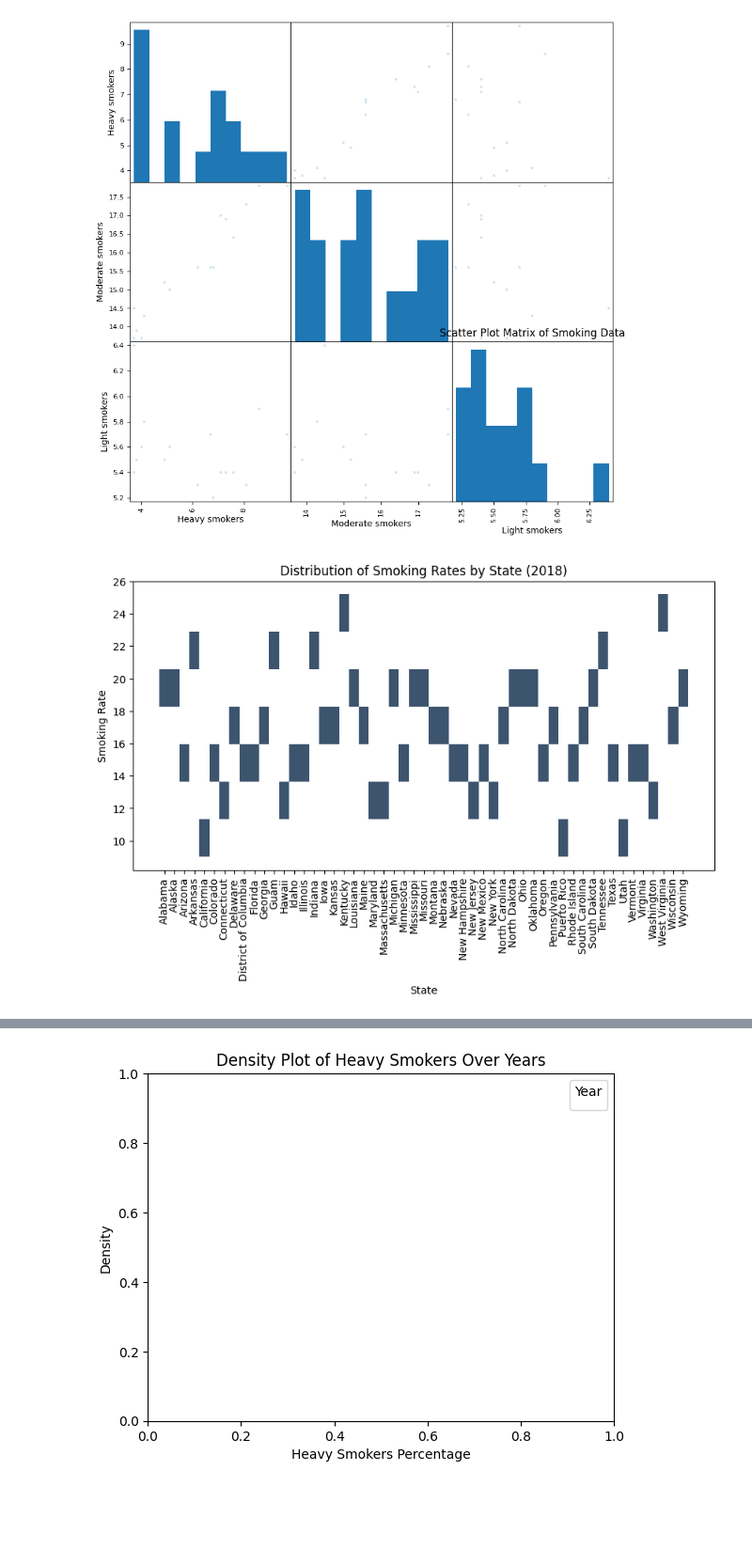
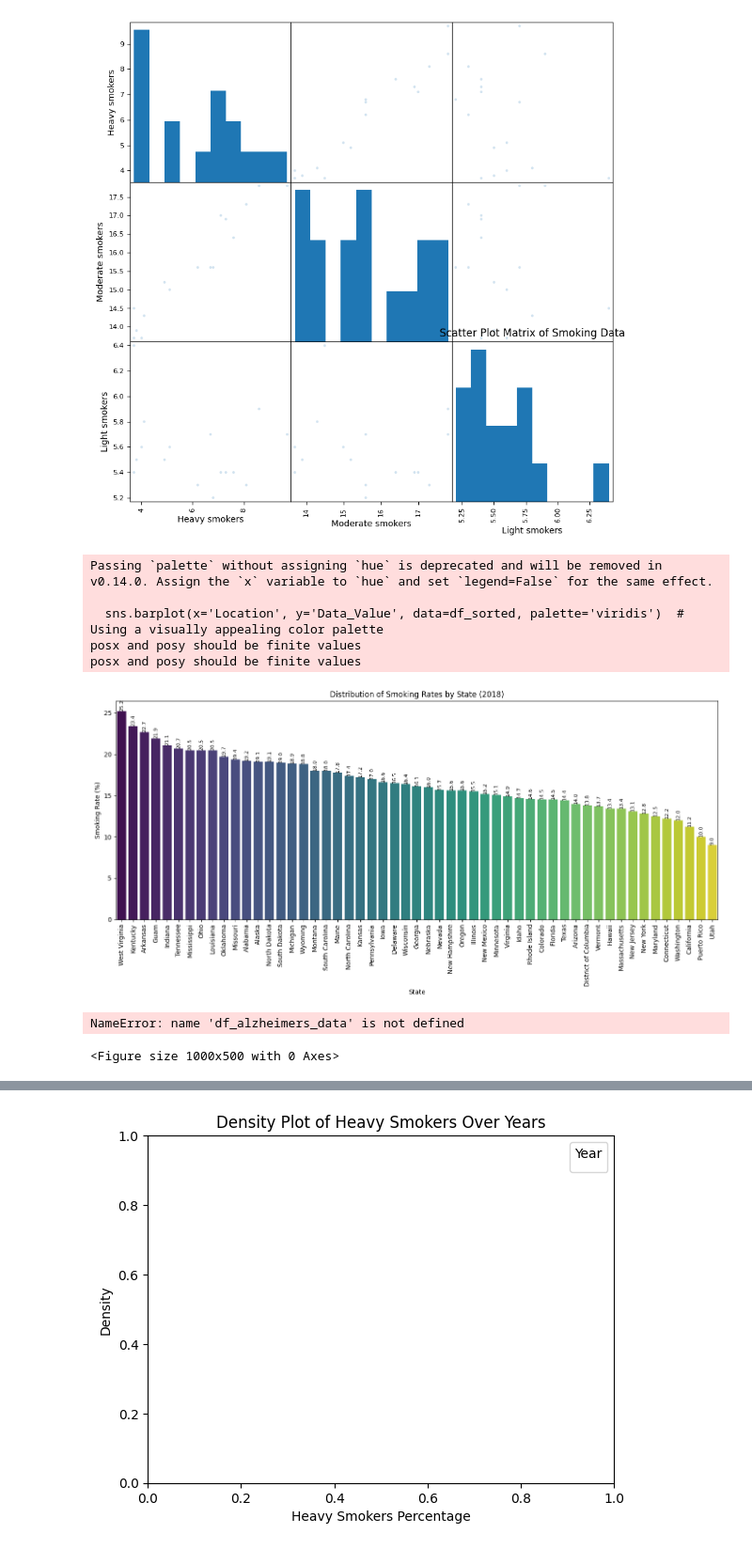
Before and after one commit to Priyanshs-ingh/age_detection_project, a Jupyter notebook: exploratory_data_analysis/1.ipynb, the cells around one changed output, grey strips where cells are left out. Shown: that part at 94% size. Drawn from its saved outputs; the diff is of its cells as text; code cells hidden in the pictures; blank space fills up the shorter version.

```diff
--- a/exploratory_data_analysis/1.ipynb
+++ b/exploratory_data_analysis/1.ipynb
@@ -139,13 +102,40 @@ plt.title('Scatter Plot Matrix of Smoking Data')
 plt.show()
 # %% [output]
 [figure]
+# %%
+import pandas as pd
+import matplotlib.pyplot as plt
+import seaborn as sns
+
+
+df_sorted = df_cigarette_use_2018.sort_values(by='Data_Value', ascending=False)
+
+plt.figure(figsize=(14, 7))
+sns.barplot(x='Location', y='Data_Value', data=df_sorted, palette='viridis')  # Using a visually appealing color palette
+
+plt.xticks(rotation=90)
+plt.title('Distribution of Smoking Rates by State (2018)')
+plt.xlabel('State')
+plt.ylabel('Smoking Rate (%)')
+
+for index, value in enumerate(df_sorted['Data_Value']):
+    plt.text(index, value, f'{value:.1f}', ha='center', va='bottom', fontsize=8, rotation=90)
+
+plt.tight_layout()
+# %% [output]
+Passing `palette` without assigning `hue` is deprecated and will be removed in v0.14.0. Assign the `x` variable to `hue` and set `legend=False` for the same effect.
+
+  sns.barplot(x='Location', y='Data_Value', data=df_sorted, palette='viridis')  # Using a visually appealing color palette
+posx and posy should be finite values
+posx and posy should be finite values
+[figure, added]
 # %%
-plt.figure(figsize=(10, 5))
-sns.histplot(x='Location', y='Data_Value', data=df_cigarette_use_2018)
-plt.xticks(rotation=90)
-plt.title('Distribution of Smoking Rates by State (2018)')
-plt.xlabel('State')
-plt.ylabel('Smoking Rate')
+plt.figure(figsize=(10,5))
+df_alzheimers_data['Data_Value'].hist(by=df_alzheimers_data['YearStart'])
+plt.title('Alzheimer\'s Disease Data Distribution by Year')
+plt.xlabel('Data Value')
+plt.ylabel('Frequency')
 plt.show()
 # %% [output]
-[figure, removed]
+NameError: name 'df_alzheimers_data' is not defined
+<Figure size 1000x500 with 0 Axes>
```
Also changed, not shown: parts of 7 cells of this notebook.
